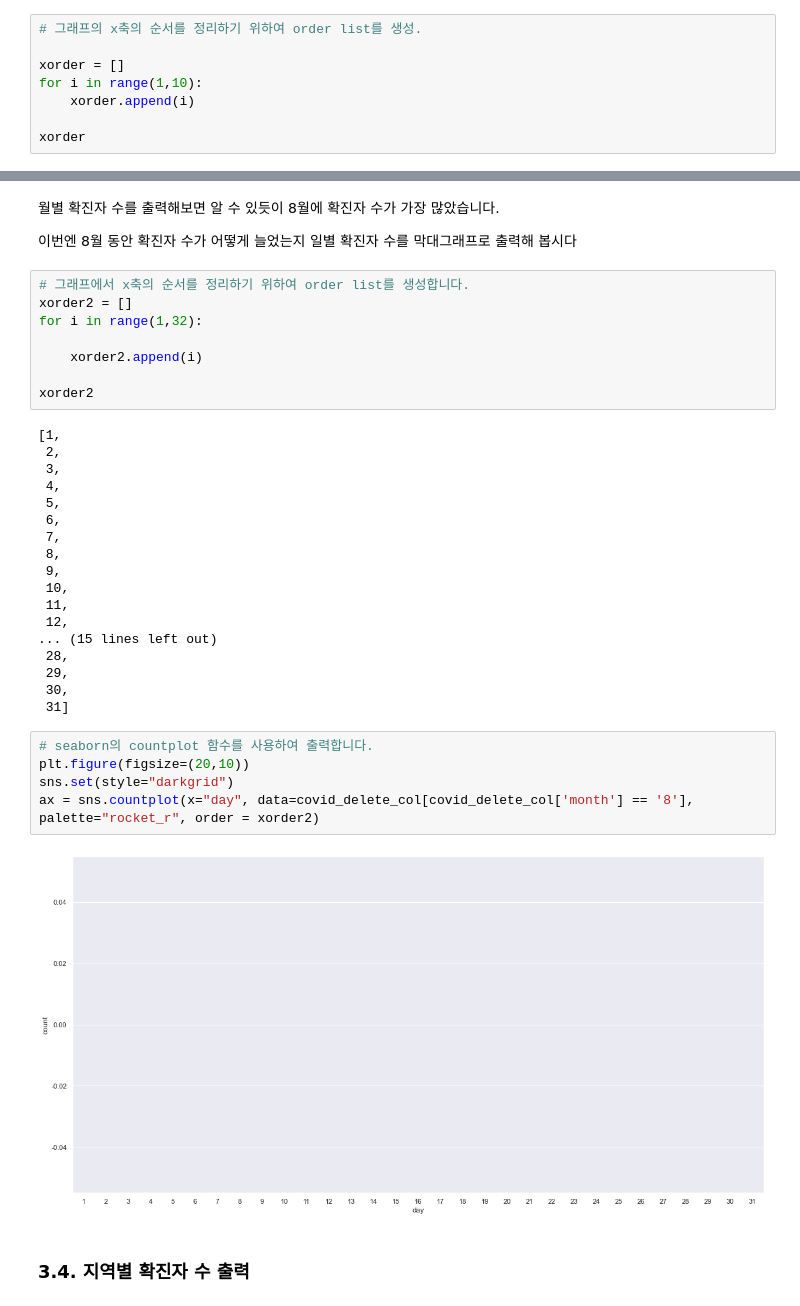
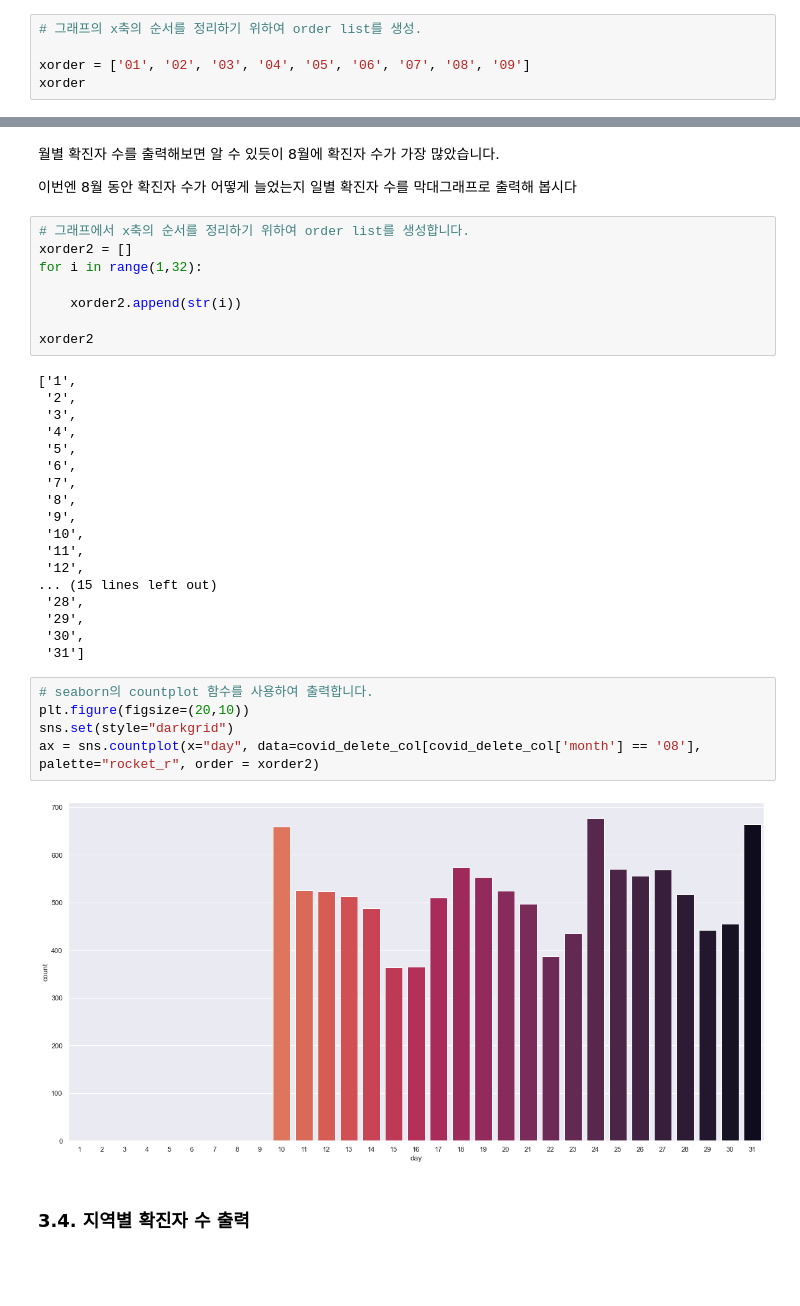
Before and after one commit to Typonote/JupyterNotebookCovidAnalysis, a Jupyter notebook: CovidDataAnalysis.ipynb, the cells around one changed output, grey strips where cells are left out. Drawn from its saved outputs; the diff is of its cells as text; blank space fills up the shorter version.

```diff
--- a/CovidDataAnalysis.ipynb
+++ b/CovidDataAnalysis.ipynb
@@ -159,9 +159,6 @@ Name: month, Length: 63016, dtype: int64
 # %%
 # 그래프의 x축의 순서를 정리하기 위하여 order list를 생성.
 
-xorder = []
-for i in range(1,10):
-    xorder.append(i)
-
+xorder = ['01', '02', '03', '04', '05', '06', '07', '08', '09']
 xorder
 # %% [output]
@@ -209,34 +206,34 @@ Name: month, dtype: int64
 xorder2 = []
 for i in range(1,32):
 
-    xorder2.append(i)
+    xorder2.append(str(i))
 
 xorder2
 # %% [output]
-[1,
- 2,
- 3,
- 4,
- 5,
- 6,
- 7,
- 8,
- 9,
- 10,
- 11,
- 12,
+['1',
+ '2',
+ '3',
+ '4',
+ '5',
+ '6',
+ '7',
+ '8',
+ '9',
+ '10',
+ '11',
+ '12',
 ... (15 lines left out)
- 28,
- 29,
- 30,
- 31]
+ '28',
+ '29',
+ '30',
+ '31']
 # %%
 # seaborn의 countplot 함수를 사용하여 출력합니다.
 plt.figure(figsize=(20,10))
 sns.set(style="darkgrid")
-ax = sns.countplot(x="day", data=covid_delete_col[covid_delete_col['month'] == '8'], palette="rocket_r", order = xorder2)
+ax = sns.countplot(x="day", data=covid_delete_col[covid_delete_col['month'] == '08'], palette="rocket_r", order = xorder2)
 # %% [output]
-[figure, old version]
+[figure, new version]
 # %% [markdown]
 ### 3.4. 지역별 확진자 수 출력
 # %% [markdown]
```
Also changed, not shown: parts of 22 cells of this notebook, 1 other file.
